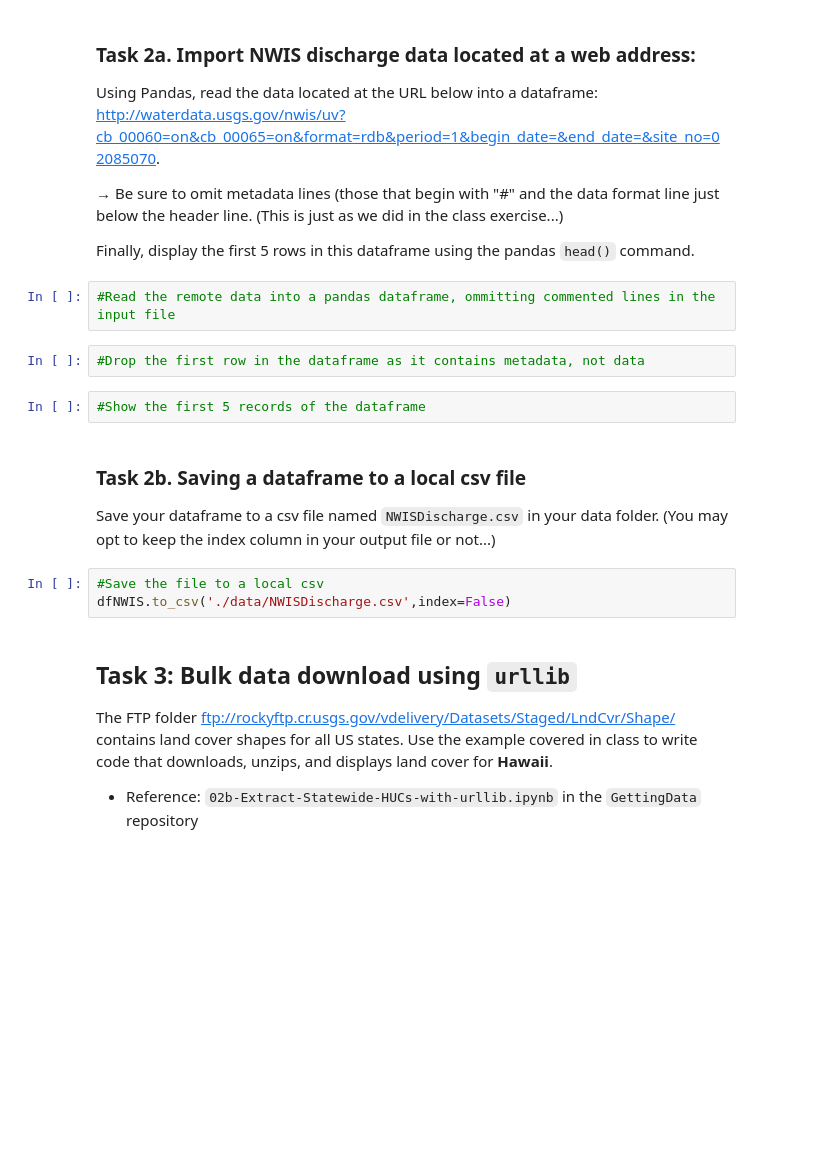
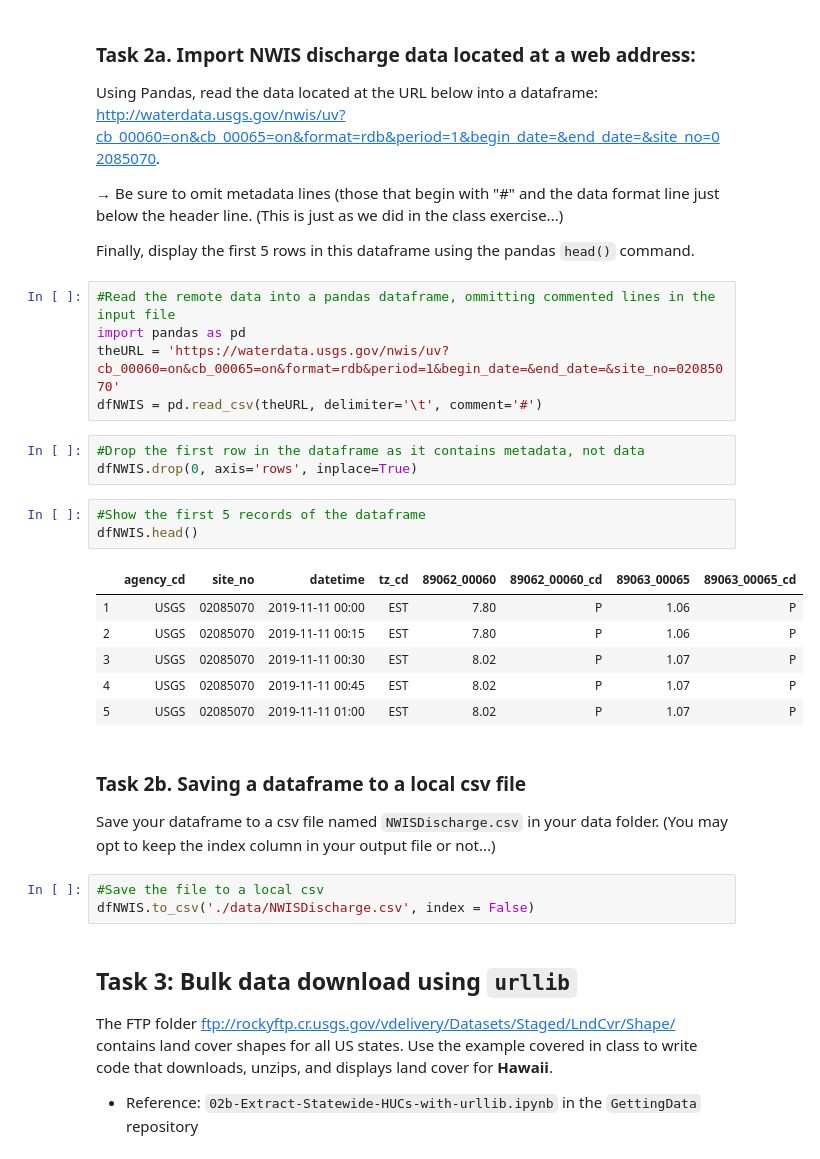
Before and after one commit to nickwerner-hub/ProblemSet5, a Jupyter notebook: 1-Accessing-data.ipynb, the cells around one changed output. Cells and saved outputs as stored; diff of their text form; blank space fills up the shorter version.

```diff
--- a/1-Accessing-data.ipynb
+++ b/1-Accessing-data.ipynb
@@ -49,16 +116,28 @@ http://waterdata.usgs.gov/nwis/uv?cb_00060=on&cb_00065=on&format=rdb&period=1&be
 Finally, display the first 5 rows in this dataframe using the pandas `head()` command.
 # %%
 #Read the remote data into a pandas dataframe, ommitting commented lines in the input file
+import pandas as pd
+theURL = 'https://waterdata.usgs.gov/nwis/uv?cb_00060=on&cb_00065=on&format=rdb&period=1&begin_date=&end_date=&site_no=02085070'
+dfNWIS = pd.read_csv(theURL, delimiter='\t', comment='#')
 # %%
 #Drop the first row in the dataframe as it contains metadata, not data
+dfNWIS.drop(0, axis='rows', inplace=True)
 # %%
 #Show the first 5 records of the dataframe
+dfNWIS.head()
+# %% [output]
+|  | agency_cd | site_no | datetime | tz_cd | 89062_00060 | 89062_00060_cd | 89063_00065 | 89063_00065_cd |
+| 1 | USGS | 02085070 | 2019-11-11 00:00 | EST | 7.80 | P | 1.06 | P |
+| 2 | USGS | 02085070 | 2019-11-11 00:15 | EST | 7.80 | P | 1.06 | P |
+| 3 | USGS | 02085070 | 2019-11-11 00:30 | EST | 8.02 | P | 1.07 | P |
+| 4 | USGS | 02085070 | 2019-11-11 00:45 | EST | 8.02 | P | 1.07 | P |
+| 5 | USGS | 02085070 | 2019-11-11 01:00 | EST | 8.02 | P | 1.07 | P |
 # %% [markdown]
 ### Task 2b. Saving a dataframe to a local csv file
 Save your dataframe to a csv file named `NWISDischarge.csv` in your data folder. (You may opt to keep the index column in your output file or not...)
 # %%
 #Save the file to a local csv
-dfNWIS.to_csv('./data/NWISDischarge.csv',index=False)
+dfNWIS.to_csv('./data/NWISDischarge.csv', index = False)
 # %% [markdown]
 ## Task 3: Bulk data download using `urllib`
 The FTP folder [ftp://rockyftp.cr.usgs.gov/vdelivery/Datasets/Staged/LndCvr/Shape/](https://bit.ly/2PWFlOS) contains land cover shapes for all US states. Use the example covered in class to write code that downloads, unzips, and displays land cover for **Hawaii**.
```
Also changed, not shown: parts of 8 cells of this notebook, 1 other file.
